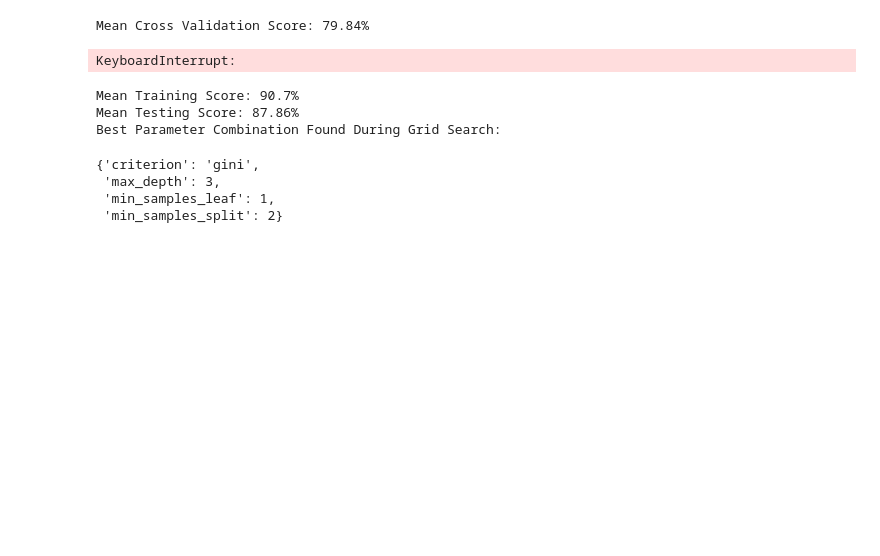
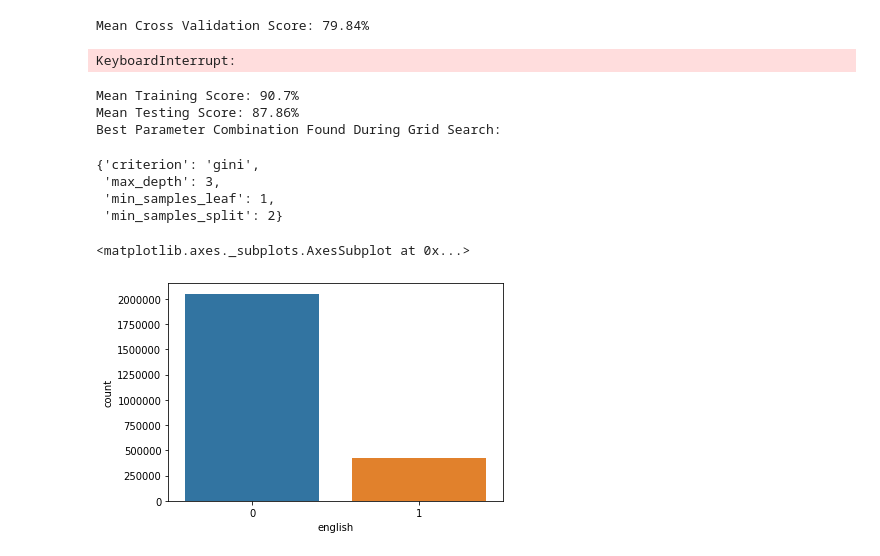
Before and after one commit to k-christensen/en_es_duo_SLAM, a Jupyter notebook: data_processing.ipynb, the cells around one changed output. Drawn from its saved outputs; the diff is of its cells as text; code cells hidden in the pictures; blank space fills up the shorter version.

```diff
--- a/data_processing.ipynb
+++ b/data_processing.ipynb
@@ -1785,3 +1792,8 @@ Best Parameter Combination Found During Grid Search:
  'max_depth': 3,
  'min_samples_leaf': 1,
  'min_samples_split': 2}
+# %%
+sns.countplot(df_en_es.english)
+# %% [output]
+<matplotlib.axes._subplots.AxesSubplot at 0x...>
+[figure, added]
```
Also changed, not shown: parts of 4 cells of this notebook, 1 other file.
